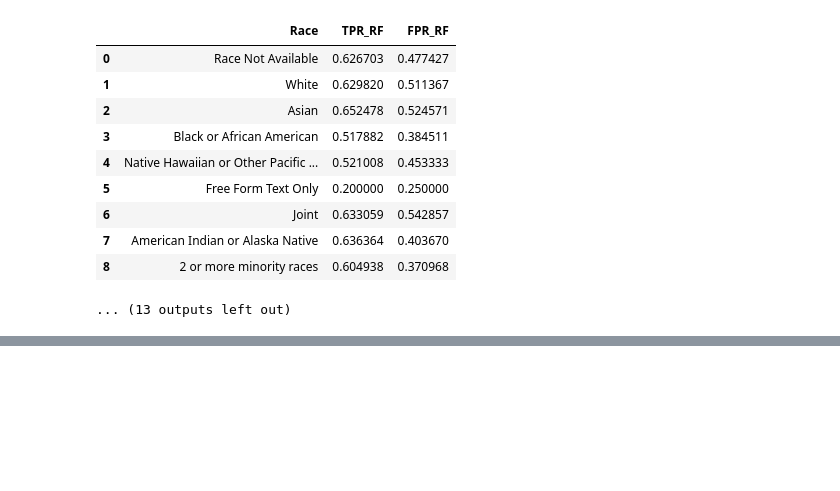
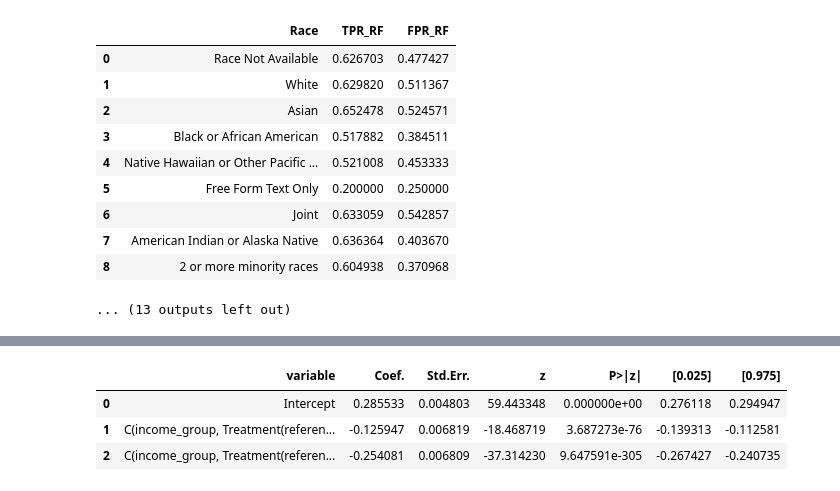
Before and after one commit to Yannick-Tape/data_credit_scoring, a Jupyter notebook: Final_notebook_M_Napo.ipynb, the cells around one changed output, grey strips where cells are left out. Saved outputs shown, nothing was run; the diff lists cells and outputs as text; code cells hidden in the pictures; blank space fills up the shorter version.

```diff
--- a/Final_notebook_M_Napo.ipynb
+++ b/Final_notebook_M_Napo.ipynb
@@ -1785,0 +4385,77 @@ explicites de fairness dans les systèmes de scoring automatisés.
+# %%
+# %% [code]
+import statsmodels.formula.api as smf
+
+# ------------------------------------------------------------
+# 1. Construction (ou reconstruction) de income_group dans ai_acs
+# ------------------------------------------------------------
+ai_income = ai_acs.copy()
+
+if "income_group" not in ai_income.columns:
+    if "acs_median_income" not in ai_income.columns:
+        raise ValueError("acs_median_income manquant dans ai_acs – impossible de construire income_group.")
+
+    s_inc = pd.to_numeric(ai_income["acs_median_income"], errors="coerce")
+    q1, q2 = s_inc.quantile([0.33, 0.66])
+
+    def income_bucket(v):
+        if pd.isna(v):
+            return np.nan
+        if v <= q1:
+            return "Low"
+        elif v <= q2:
+            return "Middle"
+        else:
+            return "High"
+
+    ai_income["income_group"] = s_inc.apply(income_bucket)
+
+# On garde seulement les observations avec income_group non manquant
+rq1_df = ai_income.dropna(subset=["approved", "income_group"]).copy()
+rq1_df["approved"] = rq1_df["approved"].astype(int)
+
+print("Taille de l'échantillon RQ1 (IA, income_group non manquant) :", rq1_df.shape)
+
+# ------------------------------------------------------------
+# 2. Estimation logit : approved ~ C(income_group) (réf = 'High')
+# ------------------------------------------------------------
+# On force la référence "High"
+rq1_df["income_group"] = pd.Categorical(
+    rq1_df["income_group"],
+    categories=["High", "Middle", "Low"],
+    ordered=False
+)
+
+formula_rq1 = "approved ~ C(income_group, Treatment(reference='High'))"
+logit_rq1 = smf.logit(formula=formula_rq1, data=rq1_df).fit(disp=False)
+
+print("\n=== RQ1 – Logit d'approbation par groupe de revenu (IA, réf = High) ===")
+print(logit_rq1.summary())
+
+# ------------------------------------------------------------
+# 3. Construction du tableau de résultats
+# ------------------------------------------------------------
+params = logit_rq1.params
+bse = logit_rq1.bse
+zvals = params / bse
+pvals = logit_rq1.pvalues
+conf_int = logit_rq1.conf_int()
+conf_int.columns = ["[0.025]", "[0.975]"]
+
+rq1_table = pd.DataFrame({
+    "variable": params.index,
+    "Coef.": params.values,
+    "Std.Err.": bse.values,
+    "z": zvals.values,
+    "P>|z|": pvals.values,
+    "[0.025]": conf_int["[0.025]"].values,
+    "[0.975]": conf_int["[0.975]"].values
+})
+
+print("\n=== Table RQ1 – Logit approved ~ income_group (IA) ===")
+display(rq1_table)
+
+rq1_path = os.path.join(out_dir, "table_rq1_logit_approval_by_income_group_ia.csv")
+rq1_table.to_csv(rq1_path, index=False)
+print("Table RQ1 sauvegardée dans :", rq1_path)
+# %% [output]
@@ -1785,0 +4479,4 @@ explicites de fairness dans les systèmes de scoring automatisés.
+|  | variable | Coef. | Std.Err. | z | P>|z| | [0.025] | [0.975] |
+| 0 | Intercept | 0.285533 | 0.004803 | 59.443348 | 0.000000e+00 | 0.276118 | 0.294947 |
+| 1 | C(income_group, Treatment(referen... | -0.125947 | 0.006819 | -18.468719 | 3.687273e-76 | -0.139313 | -0.112581 |
+| 2 | C(income_group, Treatment(referen... | -0.254081 | 0.006809 | -37.314230 | 9.647591e-305 | -0.267427 | -0.240735 |
```
Also changed, not shown: parts of 42 cells of this notebook.
